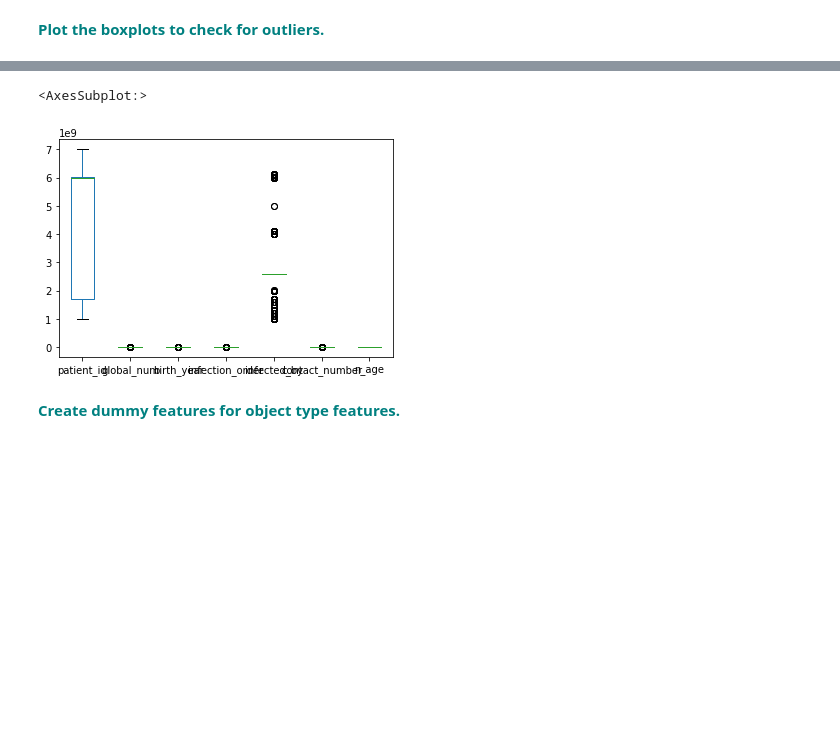
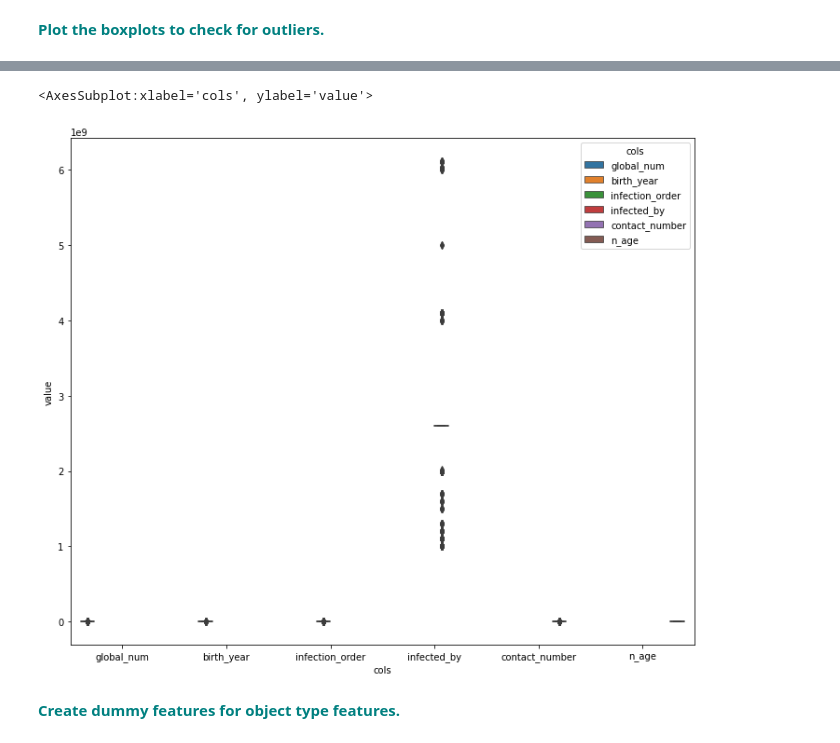
Before and after one commit to albertco18/dsc_v5, a Jupyter notebook: Unit 14 - Supervised Learning/14.4 Random Forest Coronavirus case study/RandomForest_copy_graph.ipynb, the cells around one changed output, grey strips where cells are left out. Cells and saved outputs as stored; diff of their text form; code cells hidden in the pictures; blank space fills up the shorter version.

```diff
--- a/Unit 14 - Supervised Learning/14.4 Random Forest Coronavirus case study/RandomForest_copy_graph.ipynb
+++ b/Unit 14 - Supervised Learning/14.4 Random Forest Coronavirus case study/RandomForest_copy_graph.ipynb
@@ -462,3 +460,5 @@ sns.heatmap(df.corr());
 **<font color='teal'> Plot the boxplots to check for outliers. </font>**
 # %%
 df_n = df.select_dtypes(include = ['int64', 'float64'])
+dfm = df_n.melt('patient_id', var_name='cols')
+dfm
@@ -467,8 +479,9 @@ df_n = df.select_dtypes(include = ['int64', 'float64'])
-# %%
-df.plot(kind = 'box')
-# %% [output]
-<AxesSubplot:>
-[figure, removed]
+# %%
+plt.subplots(figsize=(12,10))
+sns.boxplot(x = 'cols', y = 'value', data =dfm, hue = 'cols', )
+# %% [output]
+<AxesSubplot:xlabel='cols', ylabel='value'>
+[figure, added]
 # %% [markdown]
 **<font color='teal'> Create dummy features for object type features. </font>**
 # %%
```
Also changed, not shown: parts of 25 cells of this notebook, 3 other files.
